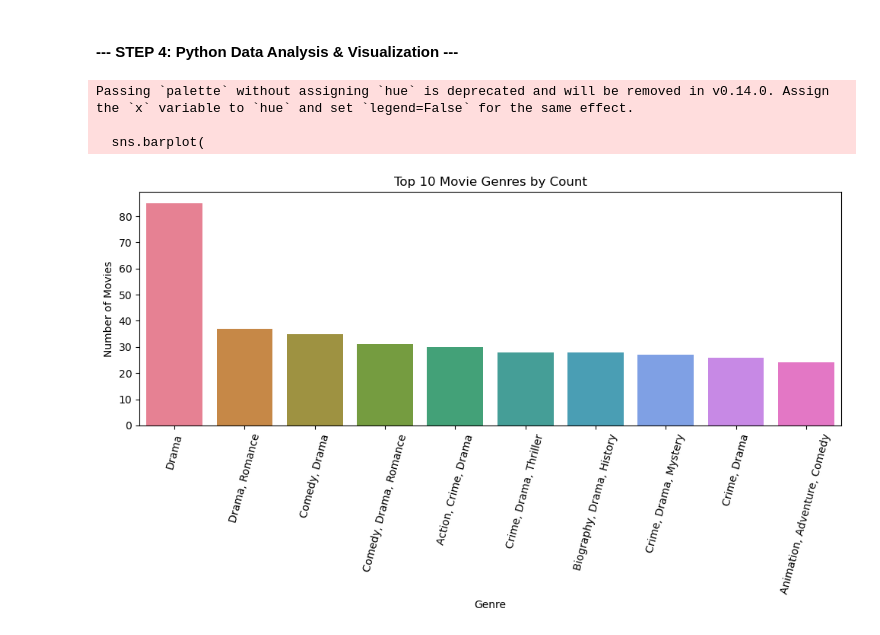
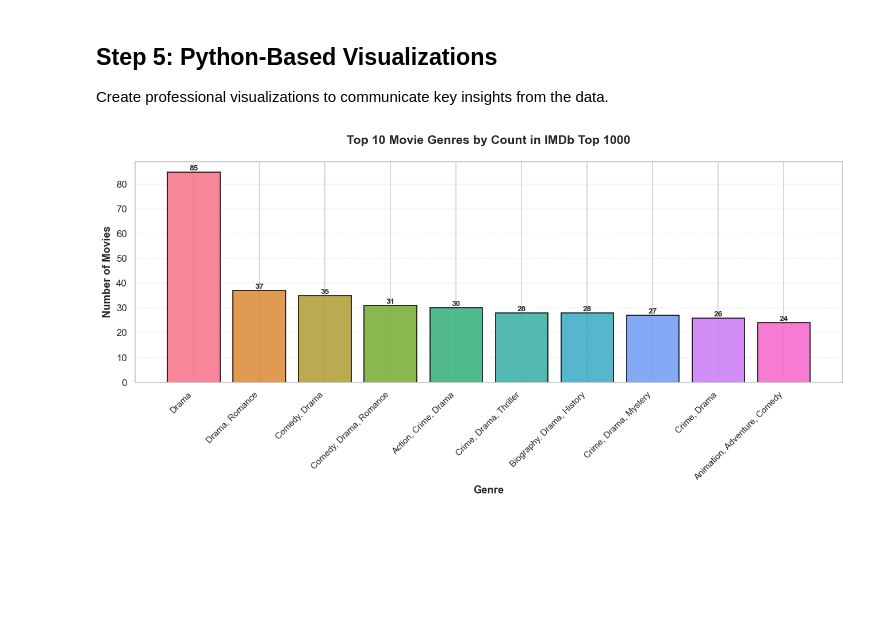
Before and after one commit to visurarodrigo/data-analysis-mini-projects, a Jupyter notebook: Movie-Ratings-Explorer-/notebooks/movie_ratings_explorer.ipynb, the cells around one changed output. Cells and saved outputs as stored; diff of their text form; code cells hidden in the pictures; blank space fills up the shorter version.

```diff
--- a/Movie-Ratings-Explorer-/notebooks/movie_ratings_explorer.ipynb
+++ b/Movie-Ratings-Explorer-/notebooks/movie_ratings_explorer.ipynb
@@ -22,6 +46,16 @@ import seaborn as sns
 # %%
+# Define portable data paths
+raw_data_path = Path('../data/raw/imdb_top_1000.csv')
+db_path = Path('../data/processed/movies.db')
+
+# Ensure processed directory exists
+db_path.parent.mkdir(parents=True, exist_ok=True)
+
 # Load CSV into pandas DataFrame
-df = pd.read_csv('../data/raw/imdb_top_1000.csv')
-print("CSV Loaded - Sample Data:")
+df = pd.read_csv(raw_data_path, encoding='utf-8-sig')
+
+print("✓ Dataset Loaded Successfully")
+print(f"Shape: {df.shape[0]} movies × {df.shape[1]} columns\n")
+print("Sample Data:")
 display(df.head())
 # %% [output]
@@ -33,5 +70,6 @@ CSV Loaded - Sample Data:
 | 3 | https://m.media-amazon.com/images... | The Godfather: Part II | 1974 | A | 202 min | Crime, Drama | 9.0 | The early life and career of Vito... | ... |
 | 4 | https://m.media-amazon.com/images... | 12 Angry Men | 1957 | U | 96 min | Crime, Drama | 9.0 | A jury holdout attempts to preven... | ... |
 # %%
-# Connect to SQLite Database (creates if doesn't exist)
-conn = sqlite3.connect('../data/processed/movies.db')
+# Establish SQLite database connection
+conn = sqlite3.connect(str(db_path))
+print(f"Connected to database: {db_path.name}")
@@ -193,34 +264,49 @@ Done.
 | Martin Scorsese | 8.17 | 10 |
 | Ingmar Bergman | 8.14 | 7 |
 # %% [markdown]
-#### --- STEP 4: Python Data Analysis & Visualization ---
+## Step 5: Python-Based Visualizations
+
+Create professional visualizations to communicate key insights from the data.
 # %%
-# Read top genres data to visualize
+### Visualization 1: Genre Distribution
+
+# Query genre data from database
 genre_df = pd.read_sql_query('''
-SELECT Genre, COUNT(*) AS MovieCount
-FROM Movies
-GROUP BY Genre
-ORDER BY MovieCount DESC
-LIMIT 10;
+    SELECT Genre, COUNT(*) AS MovieCount
+    FROM Movies
+    GROUP BY Genre
+    ORDER BY MovieCount DESC
+    LIMIT 10;
 ''', conn)
 
-# Bar plot for movie counts by genre
-plt.figure(figsize=(10,6))
-sns.barplot(
-    data=genre_df,
-    x='Genre',
-    y='MovieCount',
-    palette=sns.color_palette('husl', n_colors=len(genre_df))
+# Create professional bar chart
+fig, ax = plt.subplots(figsize=(12, 6))
+bars = ax.bar(
+    range(len(genre_df)),
+    genre_df['MovieCount'],
+    color=sns.color_palette('husl', n_colors=len(genre_df)),
+    alpha=0.85,
+    edgecolor='black',
+    linewidth=1.2
 )
-plt.title('Top 10 Movie Genres by Count')
-plt.xlabel('Genre')
-plt.ylabel('Number of Movies')
-plt.xticks(rotation=75)
+
+# Customize chart appearance
+ax.set_xticks(range(len(genre_df)))
+ax.set_xticklabels(genre_df['Genre'], rotation=45, ha='right', fontsize=10)
+ax.set_xlabel('Genre', fontsize=12, fontweight='bold')
+ax.set_ylabel('Number of Movies', fontsize=12, fontweight='bold')
+ax.set_title('Top 10 Movie Genres by Count in IMDb Top 1000', fontsize=14, fontweight='bold', pad=20)
+ax.grid(axis='y', alpha=0.3, linestyle='--')
+
+# Add value labels on bars
+for i, bar in enumerate(bars):
+    height = bar.get_height()
+    ax.text(bar.get_x() + bar.get_width()/2., height,
+            f'{int(height)}',
+            ha='center', va='bottom', fontsize=9, fontweight='bold')
+
 plt.tight_layout()
 plt.show()
 # %% [output]
-Passing `palette` without assigning `hue` is deprecated and will be removed in v0.14.0. Assign the `x` variable to `hue` and set `legend=False` for the same effect.
-
-  sns.barplot(
-[figure, old version]
+[figure, new version]
 # %%
```
Also changed, not shown: parts of 24 cells of this notebook, 11 other files.
